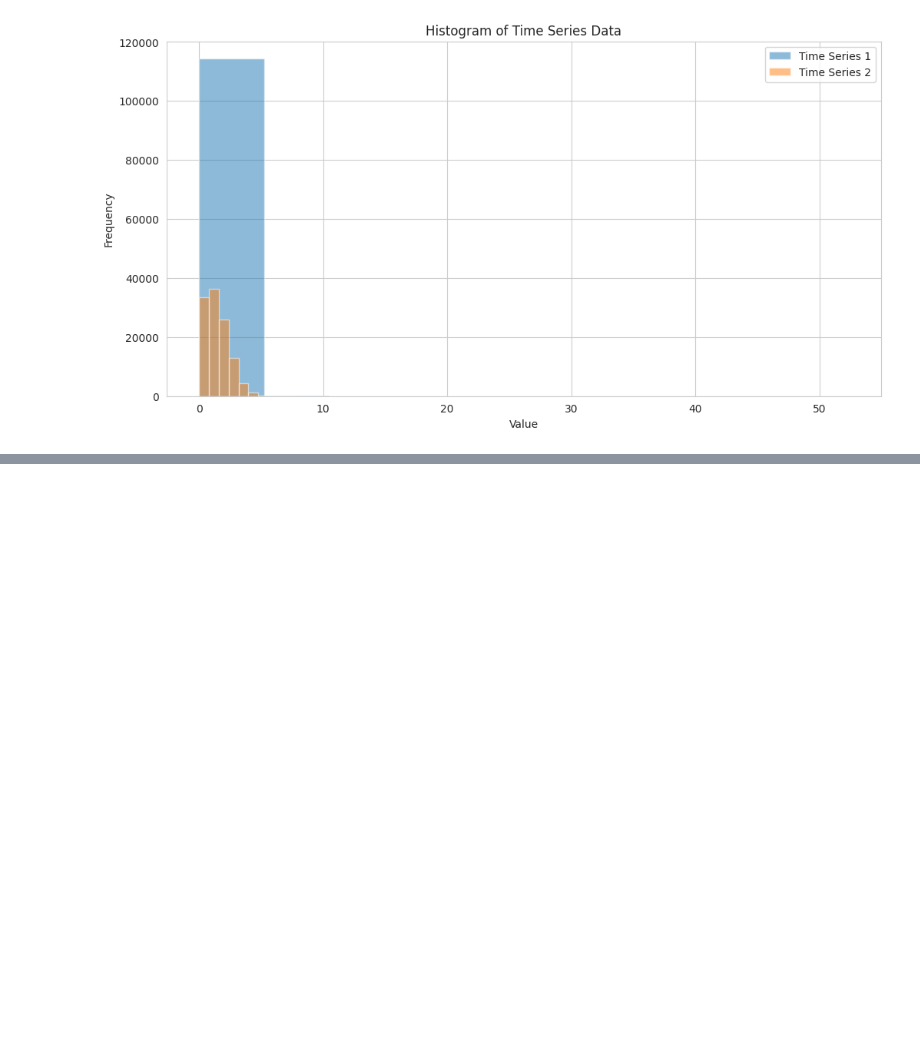
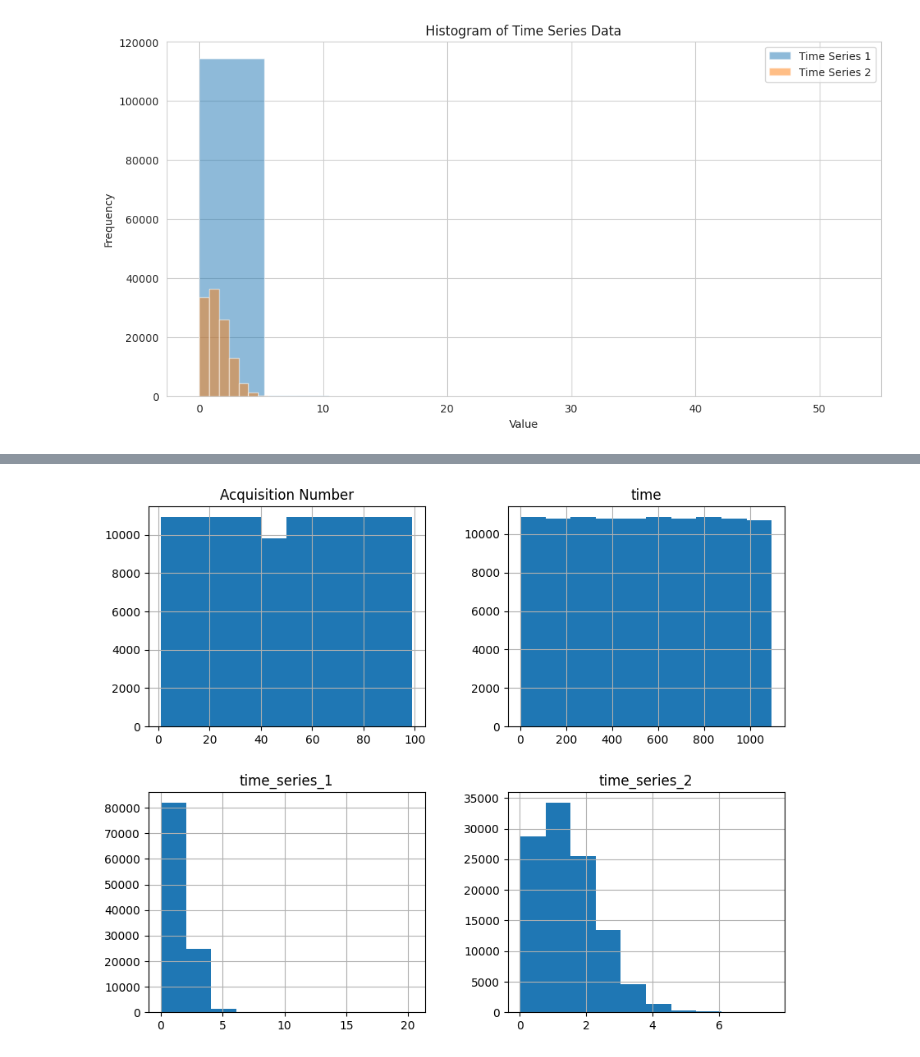
Before and after one commit to BianchiLuca28/project_CSD, a Jupyter notebook: notebook_exploration_cleaning/eda_graphs.ipynb, the cells around one changed output, grey strips where cells are left out. Saved outputs shown, nothing was run; the diff lists cells and outputs as text; code cells hidden in the pictures; blank space fills up the shorter version.

Commit message:
Added basic eda graphs on normdata case2

```diff
--- a/notebook_exploration_cleaning/eda_graphs.ipynb
+++ b/notebook_exploration_cleaning/eda_graphs.ipynb
@@ -191,0 +202,5 @@ plt.show()
+# %%
+time_series_case2_df.hist(figsize=(10, 8))
+plt.show()
+# %% [output]
+[figure, added]
```
Also changed, not shown: parts of 9 cells of this notebook.
